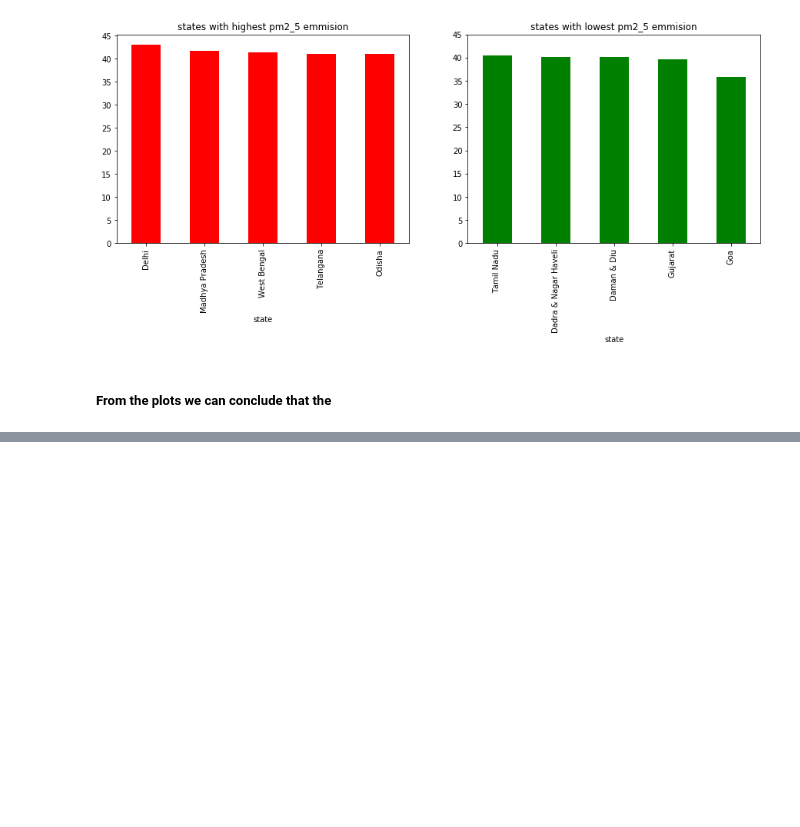
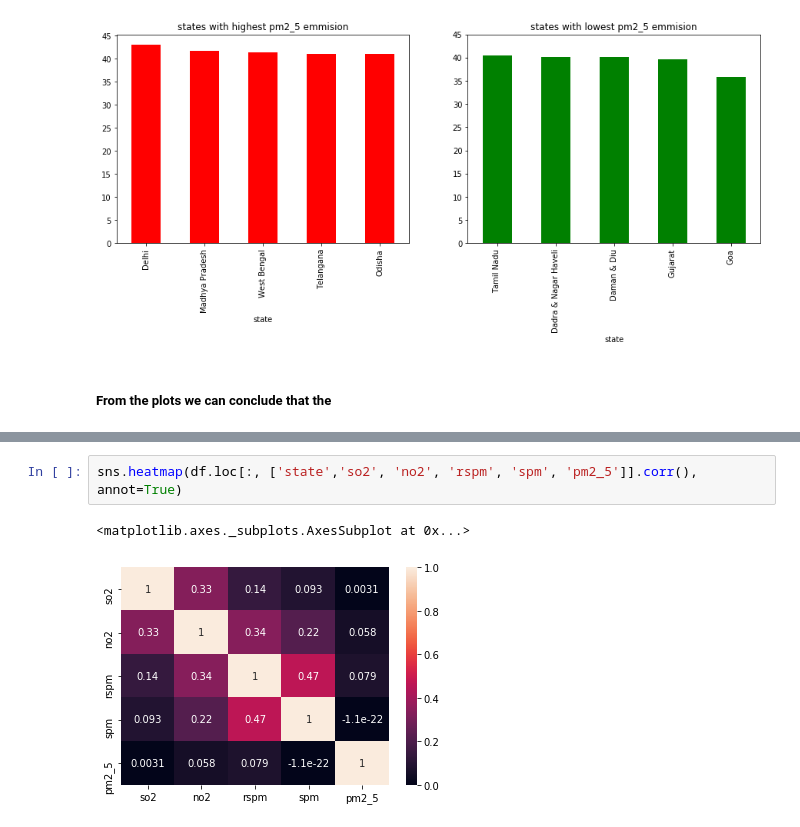
Before and after one commit to Pratham1807/India_Air_Quality, a Jupyter notebook: AirQuality(INDIA).ipynb, the cells around one changed output, grey strips where cells are left out. Cells and saved outputs as stored; diff of their text form; blank space fills up the shorter version.

```diff
--- a/AirQuality(INDIA).ipynb
+++ b/AirQuality(INDIA).ipynb
@@ -439,0 +447,5 @@ plt.show()
+# %%
+sns.heatmap(df.loc[:, ['state','so2', 'no2', 'rspm', 'spm', 'pm2_5']].corr(), annot=True)
+# %% [output]
+<matplotlib.axes._subplots.AxesSubplot at 0x...>
+[figure, added]
```
Also changed, not shown: parts of 18 cells of this notebook, 2 other files.
